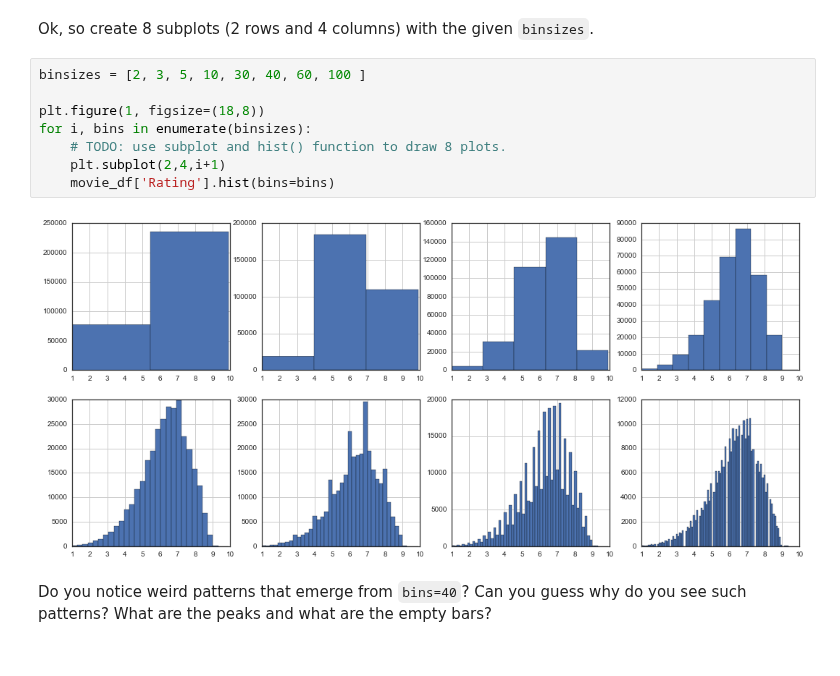
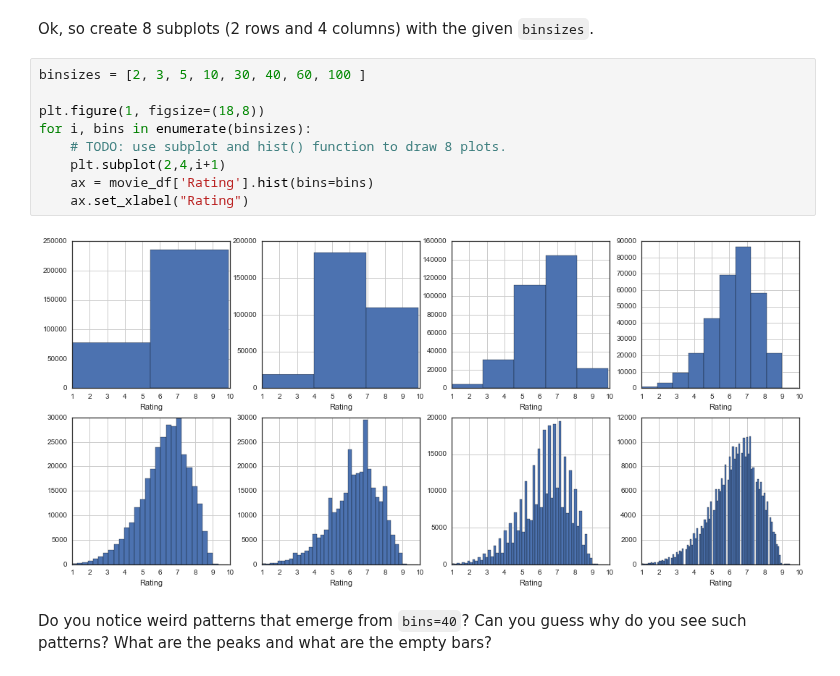
Before and after one commit to yy/dviz-course, a Jupyter notebook: w05-fundamental-1/W05Lab.ipynb, the cells around one changed output. Cells and saved outputs as stored; diff of their text form.

```diff
--- a/w05-fundamental-1/W05Lab.ipynb
+++ b/w05-fundamental-1/W05Lab.ipynb
@@ -119,13 +119,14 @@ Ok, so create 8 subplots (2 rows and 4 columns) with the given `binsizes`.
 # %%
 binsizes = [2, 3, 5, 10, 30, 40, 60, 100 ]
 
 plt.figure(1, figsize=(18,8))
 for i, bins in enumerate(binsizes):
     # TODO: use subplot and hist() function to draw 8 plots.
     plt.subplot(2,4,i+1)
-    movie_df['Rating'].hist(bins=bins)
+    ax = movie_df['Rating'].hist(bins=bins)
+    ax.set_xlabel("Rating")
 # %% [output]
-[figure, old version]
+[figure, new version]
 # %% [markdown]
 Do you notice weird patterns that emerge from `bins=40`? Can you guess why do you see such patterns? What are the peaks and what are the empty bars?
 # %%
```
Also changed, not shown: parts of 5 cells of this notebook.
